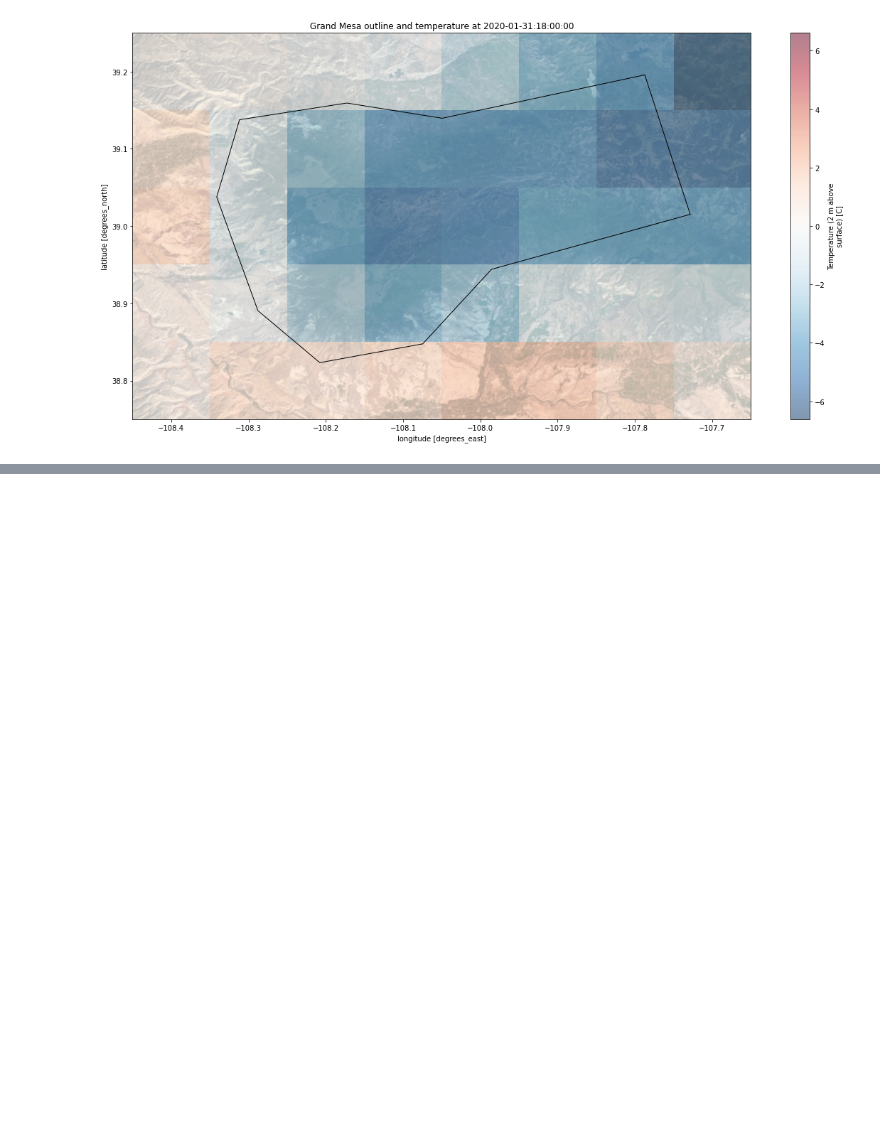
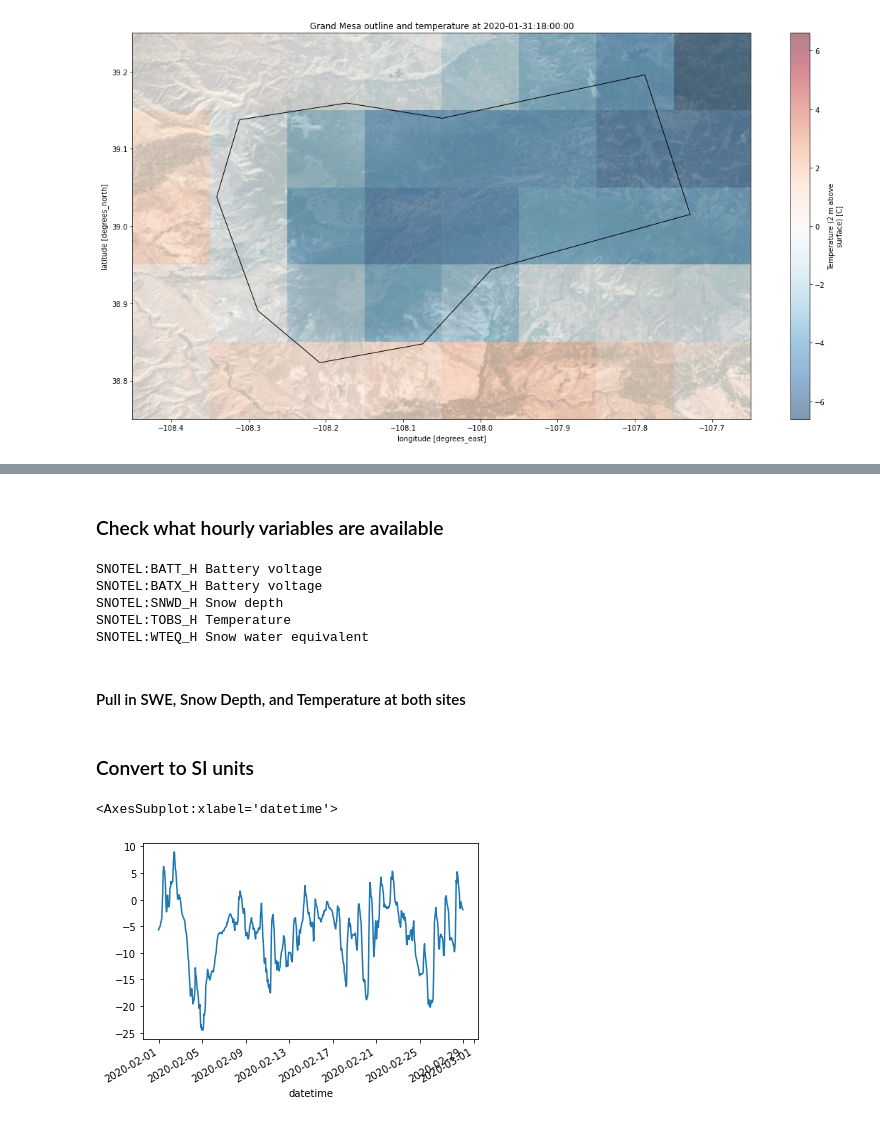
Before and after one commit to snowex-hackweek/hot-pow, a Jupyter notebook: contributors/Friedrich_Knuth/ERA5_temperature_comparison.ipynb, the cells around one changed output, grey strips where cells are left out. Cells and saved outputs as stored; diff of their text form; code cells hidden in the pictures; blank space fills up the shorter version.

```diff
--- a/contributors/Friedrich_Knuth/ERA5_temperature_comparison.ipynb
+++ b/contributors/Friedrich_Knuth/ERA5_temperature_comparison.ipynb
@@ -233,0 +291,2 @@ Text(0.5, 1.0, 'Grand Mesa outline and temperature at 2020-01-31:18:00:00')
+# %% [markdown]
+### Check what hourly variables are available
@@ -233,0 +296,12 @@ Text(0.5, 1.0, 'Grand Mesa outline and temperature at 2020-01-31:18:00:00')
+# %%
+for k in variable_dictionary.keys():
+    if '_H' in k:
+        print(k, variable_dictionary[k]['variable']['name'])
+# %% [output]
+SNOTEL:BATT_H Battery voltage
+SNOTEL:BATX_H Battery voltage
+SNOTEL:SNWD_H Snow depth
+SNOTEL:TOBS_H Temperature
+SNOTEL:WTEQ_H Snow water equivalent
+# %% [markdown]
+#### Pull in SWE, Snow Depth, and Temperature at both sites
@@ -233,0 +353,2 @@ Text(0.5, 1.0, 'Grand Mesa outline and temperature at 2020-01-31:18:00:00')
+# %% [markdown]
+### Convert to SI units
@@ -233,0 +366,8 @@ Text(0.5, 1.0, 'Grand Mesa outline and temperature at 2020-01-31:18:00:00')
+# %%
+SNOTEL_mesa_lakes_df = pd.read_pickle('SNOTEL_mesa_lakes_df.pk')
+SNOTEL_park_reservoir_df = pd.read_pickle('SNOTEL_park_reservoir_df.pk')
+# %%
+SNOTEL_mesa_lakes_df['temperature'].plot()
+# %% [output]
+<AxesSubplot:xlabel='datetime'>
+[figure, added]
```
Also changed, not shown: parts of 35 cells of this notebook.
